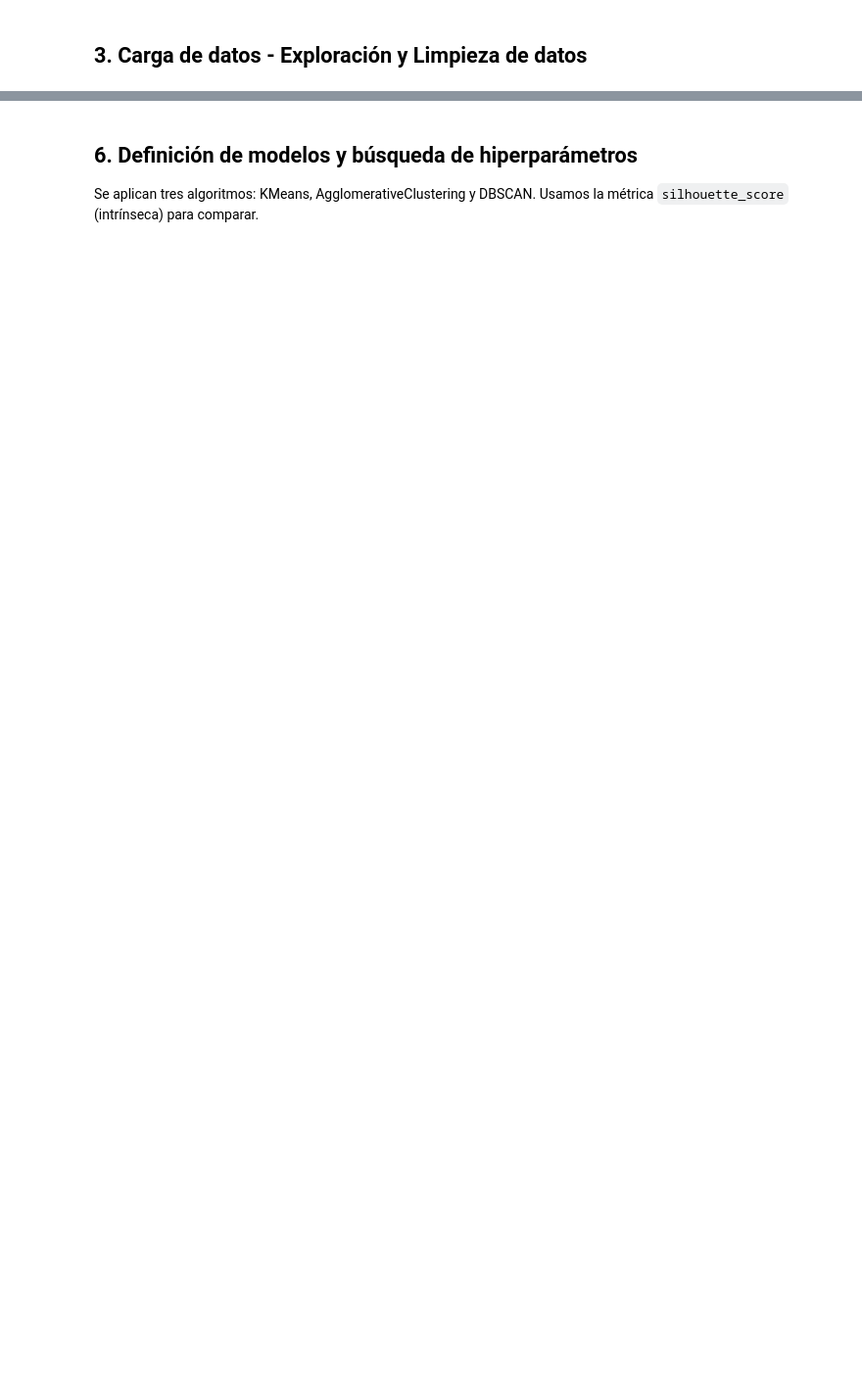
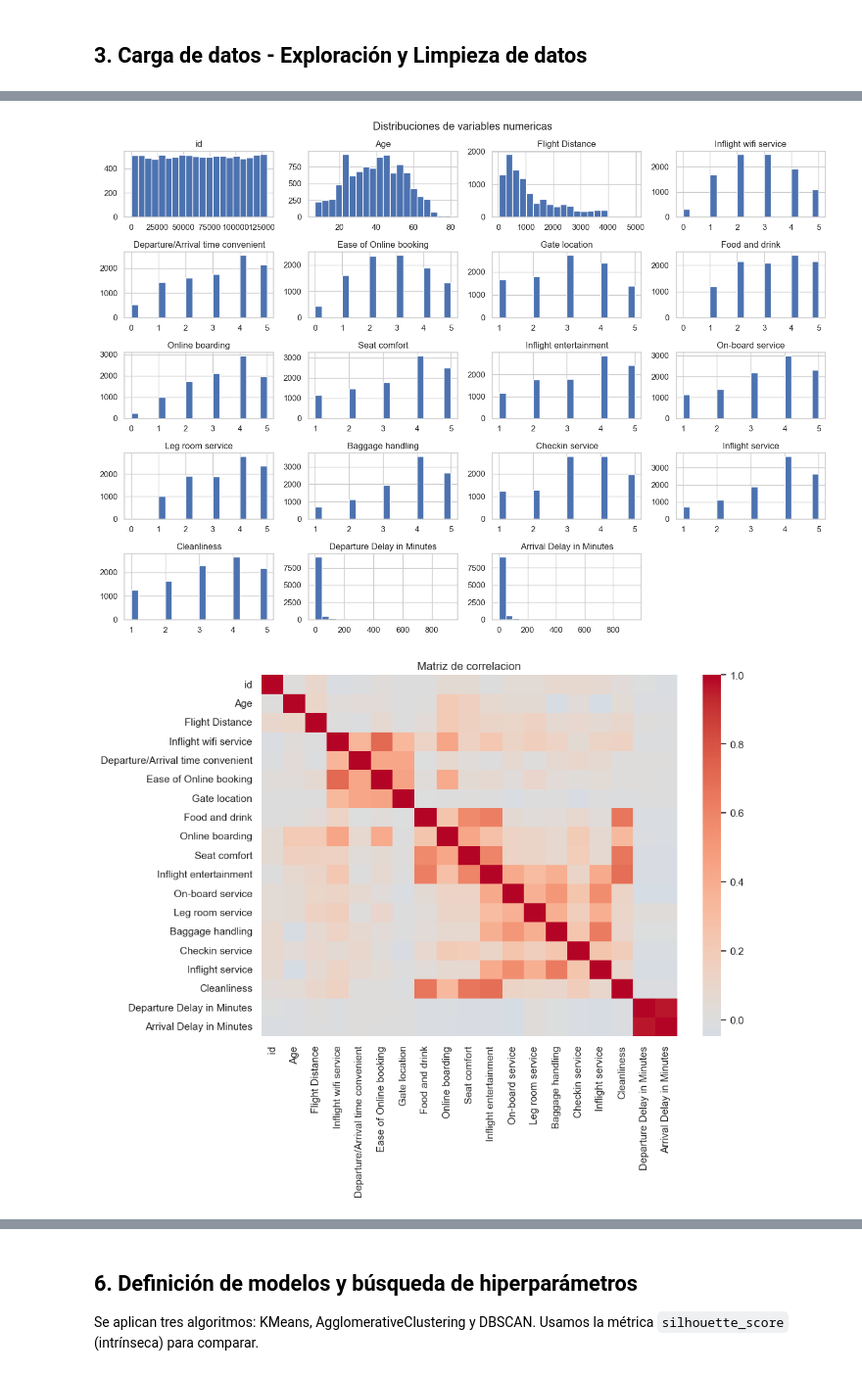
Before and after one commit to Maldinho18/MaterialDeClase-ISIS-2611, a Jupyter notebook: Laboratorios/L4 Tarea de agrupacion/SebastianMaldonado - JuanRoncancio.ipynb, the cells around one changed output, grey strips where cells are left out. Shown at 98% size. Cells and saved outputs as stored; diff of their text form; code cells hidden in the pictures; blank space fills up the shorter version.

```diff
--- a/Laboratorios/L4 Tarea de agrupacion/SebastianMaldonado - JuanRoncancio.ipynb
+++ b/Laboratorios/L4 Tarea de agrupacion/SebastianMaldonado - JuanRoncancio.ipynb
@@ -47 +51,18 @@ dtype: int64
+# %%
+num_cols_raw = df.select_dtypes(include=['int64', 'float64']).columns.tolist()
+
+if len(num_cols_raw) > 0:
+    df[num_cols_raw].hist(bins=20, figsize=(14, 10))
+    plt.suptitle("Distribuciones de variables numericas")
+    plt.tight_layout()
+    plt.show()
+
+    corr = df[num_cols_raw].corr(numeric_only=True)
+    plt.figure(figsize=(10, 7))
+    sns.heatmap(corr, cmap='coolwarm', center=0)
+    plt.title("Matriz de correlacion")
+    plt.show()
+# %% [output]
+[figure, added]
+[figure, added]
 # %% [markdown]
```
Also changed, not shown: parts of 21 cells of this notebook, 2 other files.
